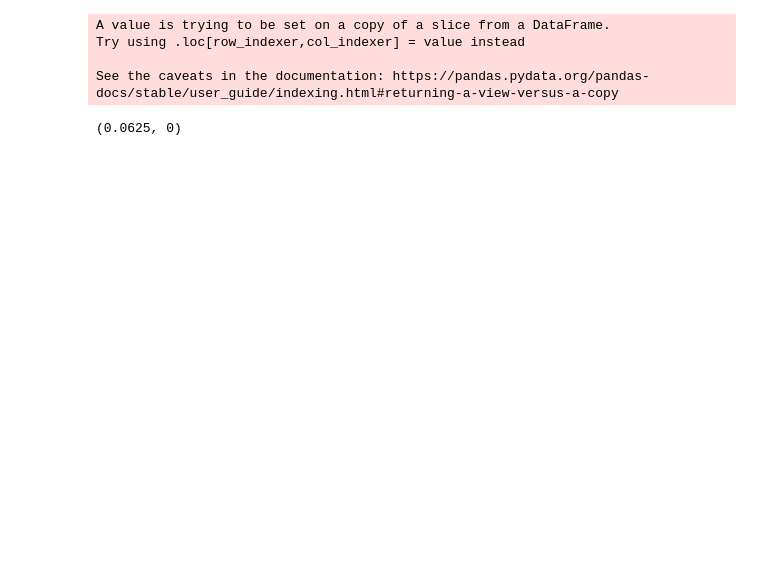
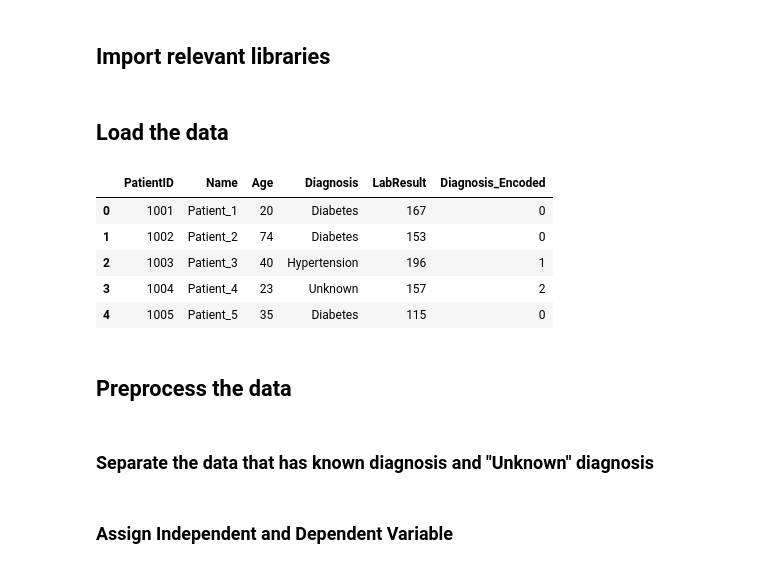
Before and after one commit to mjoshua97241/Data-Science-Training, a Jupyter notebook: ChatGPT for Data Science/Medical+Data+ML+Attempt.ipynb, the cells around one changed output. Saved outputs shown, nothing was run; the diff lists cells and outputs as text; code cells hidden in the pictures; blank space fills up the shorter version.

```diff
--- a/ChatGPT for Data Science/Medical+Data+ML+Attempt.ipynb
+++ b/ChatGPT for Data Science/Medical+Data+ML+Attempt.ipynb
@@ -2,0 +1,2 @@ import pandas as pd
+# %% [markdown]
+## Import relevant libraries
@@ -3,42 +7,16 @@ import pandas as pd
+# %% [markdown]
+## Load the data
 # %%
 patients_data = pd.read_csv("patients_preprocessed.csv")
+patients_data.head()
+# %% [output]
+|  | PatientID | Name | Age | Diagnosis | LabResult | Diagnosis_Encoded |
+| 0 | 1001 | Patient_1 | 20 | Diabetes | 167 | 0 |
+| 1 | 1002 | Patient_2 | 74 | Diabetes | 153 | 0 |
+| 2 | 1003 | Patient_3 | 40 | Hypertension | 196 | 1 |
+| 3 | 1004 | Patient_4 | 23 | Unknown | 157 | 2 |
+| 4 | 1005 | Patient_5 | 35 | Diabetes | 115 | 0 |
-# %%
-from sklearn.tree import DecisionTreeClassifier
-from sklearn.model_selection import train_test_split
-
-# Prepare the dataset for training
-# We will remove rows with "Unknown" diagnosis to train the model and then predict for the "Unknown" ones
-known_diagnosis_data = patients_data[patients_data['Diagnosis'] != 'Unknown']
-unknown_diagnosis_data = patients_data[patients_data['Diagnosis'] == 'Unknown']
-
-# Features and target
-X = known_diagnosis_data[['Age', 'LabResult']]
-y = known_diagnosis_data['Diagnosis']
-
-# Split the data into training and testing sets for model validation
-X_train, X_test, y_train, y_test = train_test_split(X, y, test_size=0.2, random_state=42)
-
-# Train a Decision Tree classifier
-clf = DecisionTreeClassifier(random_state=42)
-clf.fit(X_train, y_train)
-
-# Validate the model on the test set
-accuracy = clf.score(X_test, y_test)
-
-# Predict the diagnosis for the rows with "Unknown" diagnosis
-X_unknown = unknown_diagnosis_data[['Age', 'LabResult']]
-predicted_diagnosis = clf.predict(X_unknown)
-
-# Update the dataframe with the imputed values
-unknown_diagnosis_data['Diagnosis'] = predicted_diagnosis
-
-# Combine the data back together
-imputed_data = pd.concat([known_diagnosis_data, unknown_diagnosis_data], axis=0).sort_index()
-
-accuracy, imputed_data[imputed_data['Diagnosis'] == 'Unknown'].shape[0]
-# %% [output]
-A value is trying to be set on a copy of a slice from a DataFrame.
-Try using .loc[row_indexer,col_indexer] = value instead
-
-See the caveats in the documentation: https://pandas.pydata.org/pandas-docs/stable/user_guide/indexing.html#returning-a-view-versus-a-copy
-(0.0625, 0)
+# %% [markdown]
+## Preprocess the data
+# %% [markdown]
+### Separate the data that has known diagnosis and "Unknown" diagnosis
@@ -44,0 +28,2 @@ See the caveats in the documentation: https://pandas.pydata.org/pandas-docs/stab
+# %% [markdown]
+### Assign Independent and Dependent Variable
```
Also changed, not shown: parts of 18 cells of this notebook, 4 other files.
